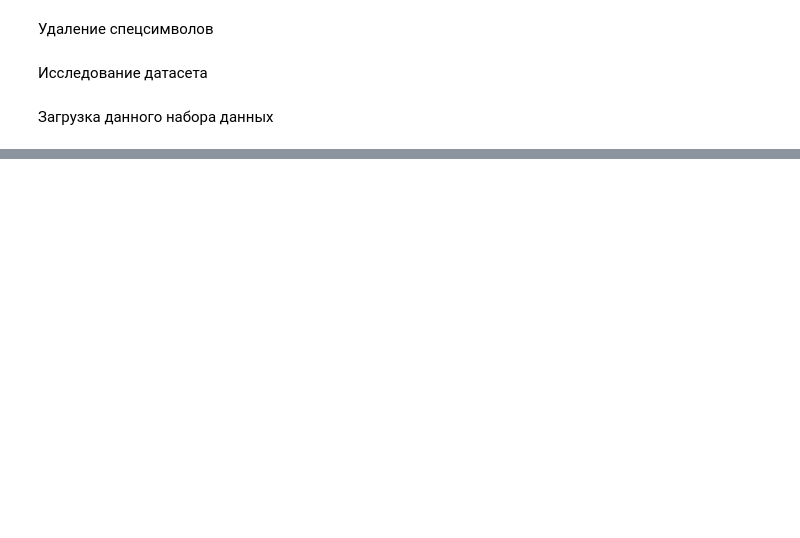
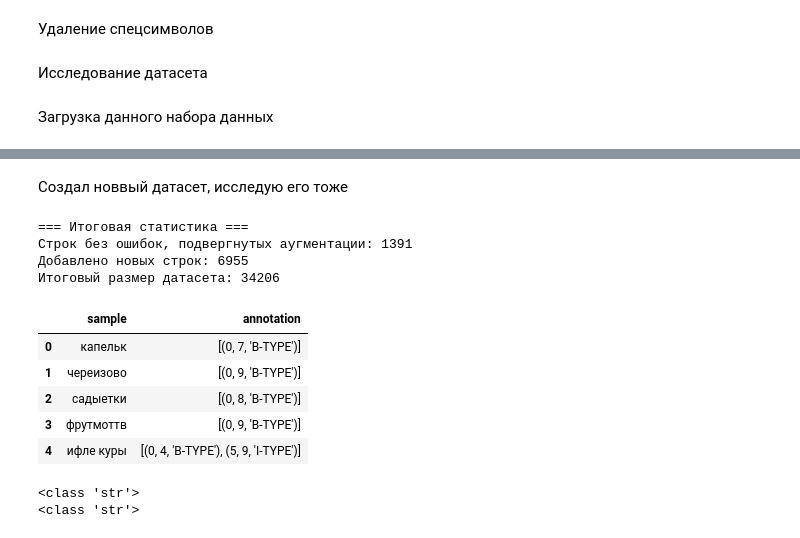
Before and after one commit to tokarevdr/ner-x5-hackathon, a Jupyter notebook: ML_PART/Data_explorer.ipynb, the cells around one changed output, grey strips where cells are left out. Drawn from its saved outputs; the diff is of its cells as text; code cells hidden in the pictures; blank space fills up the shorter version.

Commit message:
Добавил первый вариант аугментации, сохранил его в файл

```diff
--- a/ML_PART/Data_explorer.ipynb
+++ b/ML_PART/Data_explorer.ipynb
@@ -636,0 +678,2 @@ df.to_csv(path)
+# %%
+russian_letters = 'абвгдеёжзийклмнопрстуфхцчшщъыьэюяАБВГДЕЁЖЗИЙКЛМНОПРСТУФХЦЧШЩЪЫЬЭЮЯ'
@@ -636,0 +692,33 @@ df.to_csv(path)
+# %%
+def random_char_replace_inside(text: str, entities: list[tuple]) -> str:
+    """
+    Случайно заменяет одну букву внутри сущностей (например, молоко -> малоко).
+    Если нет подходящих позиций, возвращает оригинал.
+    """
+    covered = set()
+    for start, end, _ in entities:
+        covered.update(range(start, end))
+    possible_pos = [i for i in range(len(text)) if i in covered and text[i].isalpha()]
+    if not possible_pos:
+        return text
+    pos = random.choice(possible_pos)
+    new_char = random.choice(russian_letters)
+    return text[:pos] + new_char + text[pos+1:]
+# %%
+def random_char_swap_inside(text: str, entities: list[tuple]) -> str:
+    """
+    Случайно меняет местами две буквы внутри одной сущности.
+    Если нет сущности с >=2 буквами, возвращает оригинал.
+    """
+    entity_positions = []
+    for start, end, _ in entities:
+        alpha_pos = [i for i in range(start, end) if text[i].isalpha()]
+        if len(alpha_pos) >= 2:
+            entity_positions.append(alpha_pos)
+    if not entity_positions:
+        return text
+    chosen_positions = random.choice(entity_positions)
+    pos1, pos2 = random.sample(chosen_positions, 2)
+    chars = list(text)
+    chars[pos1], chars[pos2] = chars[pos2], chars[pos1]
+    return ''.join(chars)
@@ -636,0 +784,24 @@ df.to_csv(path)
+# %% [markdown]
+Создал новвый датасет, исследую его тоже
+# %%
+augment_df = augment_dataset(df)
+# %% [output]
+=== Итоговая статистика ===
+Строк без ошибок, подвергнутых аугментации: 1391
+Добавлено новых строк: 6955
+Итоговый размер датасета: 34206
+# %%
+augment_df.head()
+# %% [output]
+|  | sample | annotation |
+| 0 | капельк | [(0, 7, 'B-TYPE')] |
+| 1 | череизово | [(0, 9, 'B-TYPE')] |
+| 2 | садыетки | [(0, 8, 'B-TYPE')] |
+| 3 | фрутмоттв | [(0, 9, 'B-TYPE')] |
+| 4 | ифле куры | [(0, 4, 'B-TYPE'), (5, 9, 'I-TYPE')] |
+# %%
+for col in augment_df.columns:
+  print(type(augment_df[col].iloc[5]))
+# %% [output]
+<class 'str'>
+<class 'str'>
```
Also changed, not shown: parts of 33 cells of this notebook.
